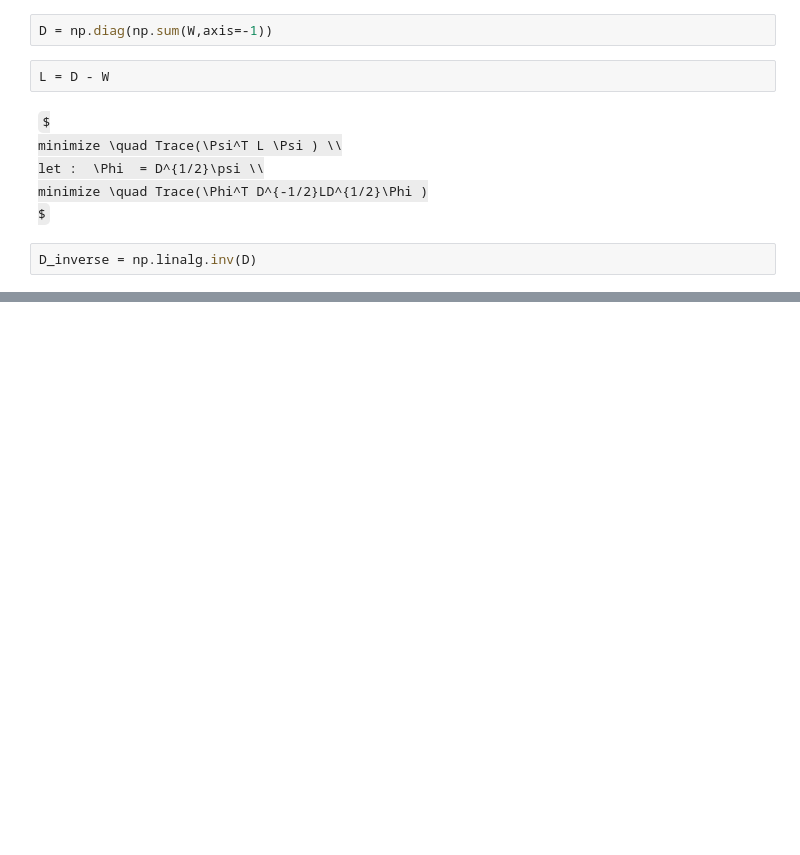
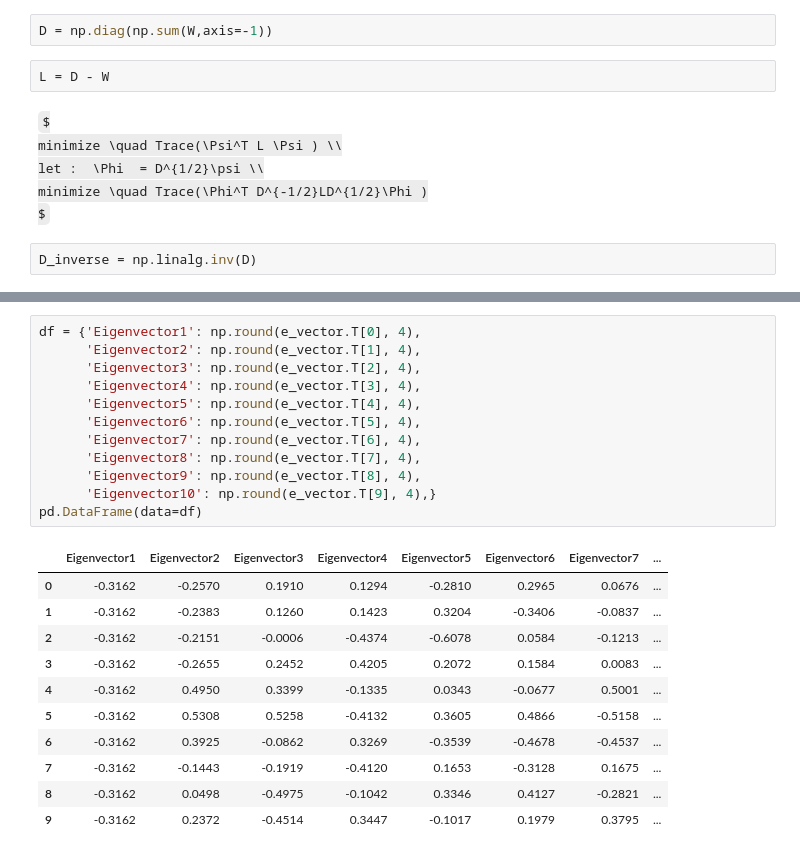
Before and after one commit to R12942159/NTU_ML, a Jupyter notebook: Solve Laplacian Eigenmaps.ipynb, the cells around one changed output, grey strips where cells are left out. Drawn from its saved outputs; the diff is of its cells as text; some formulas as TeX source; blank space fills up the shorter version.

```diff
--- a/Solve Laplacian Eigenmaps.ipynb
+++ b/Solve Laplacian Eigenmaps.ipynb
@@ -64,0 +73,24 @@ evalue, evector
+# %%
+df = {'Eigenvector1': np.round(e_vector.T[0], 4),
+      'Eigenvector2': np.round(e_vector.T[1], 4),
+      'Eigenvector3': np.round(e_vector.T[2], 4),
+      'Eigenvector4': np.round(e_vector.T[3], 4),
+      'Eigenvector5': np.round(e_vector.T[4], 4),
+      'Eigenvector6': np.round(e_vector.T[5], 4),
+      'Eigenvector7': np.round(e_vector.T[6], 4),
+      'Eigenvector8': np.round(e_vector.T[7], 4),
+      'Eigenvector9': np.round(e_vector.T[8], 4),
+      'Eigenvector10': np.round(e_vector.T[9], 4),}
+pd.DataFrame(data=df)
+# %% [output]
+|  | Eigenvector1 | Eigenvector2 | Eigenvector3 | Eigenvector4 | Eigenvector5 | Eigenvector6 | Eigenvector7 | ... |
+| 0 | -0.3162 | -0.2570 | 0.1910 | 0.1294 | -0.2810 | 0.2965 | 0.0676 | ... |
+| 1 | -0.3162 | -0.2383 | 0.1260 | 0.1423 | 0.3204 | -0.3406 | -0.0837 | ... |
+| 2 | -0.3162 | -0.2151 | -0.0006 | -0.4374 | -0.6078 | 0.0584 | -0.1213 | ... |
+| 3 | -0.3162 | -0.2655 | 0.2452 | 0.4205 | 0.2072 | 0.1584 | 0.0083 | ... |
+| 4 | -0.3162 | 0.4950 | 0.3399 | -0.1335 | 0.0343 | -0.0677 | 0.5001 | ... |
+| 5 | -0.3162 | 0.5308 | 0.5258 | -0.4132 | 0.3605 | 0.4866 | -0.5158 | ... |
+| 6 | -0.3162 | 0.3925 | -0.0862 | 0.3269 | -0.3539 | -0.4678 | -0.4537 | ... |
+| 7 | -0.3162 | -0.1443 | -0.1919 | -0.4120 | 0.1653 | -0.3128 | 0.1675 | ... |
+| 8 | -0.3162 | 0.0498 | -0.4975 | -0.1042 | 0.3346 | 0.4127 | -0.2821 | ... |
+| 9 | -0.3162 | 0.2372 | -0.4514 | 0.3447 | -0.1017 | 0.1979 | 0.3795 | ... |
```
Also changed, not shown: parts of 8 cells of this notebook.
